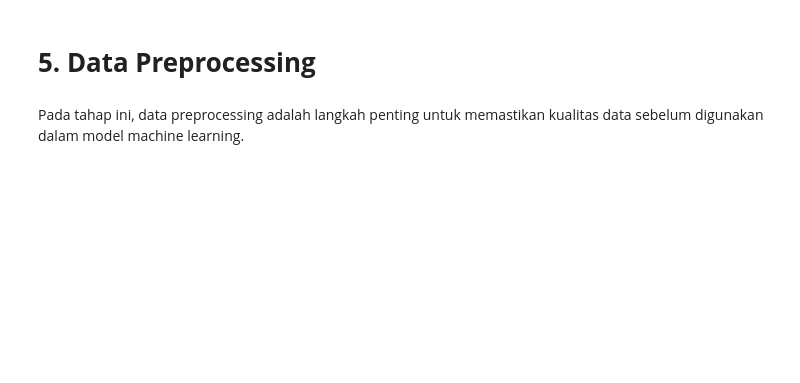
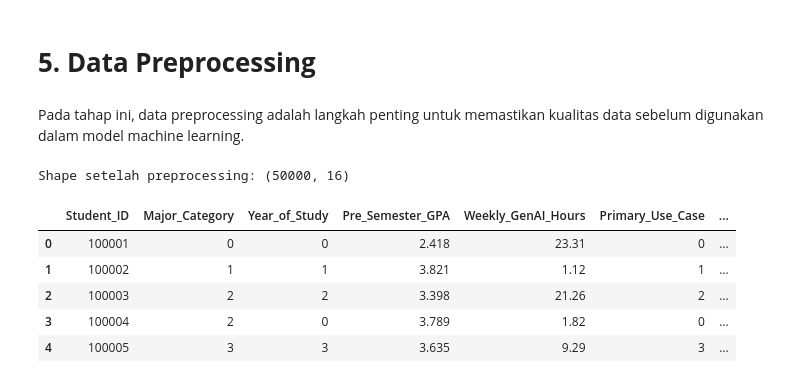
Before and after one commit to andyid23/Eksperimen_SML_andyid, a Jupyter notebook: preprocessing/Eksperimen_andyid.ipynb, the cells around one changed output. Cells and saved outputs as stored; diff of their text form; code cells hidden in the pictures; blank space fills up the shorter version.

```diff
--- a/preprocessing/Eksperimen_andyid.ipynb
+++ b/preprocessing/Eksperimen_andyid.ipynb
@@ -63,22 +125,32 @@ Pada tahap ini, data preprocessing adalah langkah penting untuk memastikan kuali
 # %%
 # --- Contoh Preprocessing ---
 # 1. Handling missing values
 for col in df.columns:
     if df[col].dtype in ['int64', 'float64']:
-        df[col].fillna(df[col].median(), inplace=True)
+#         df[col].fillna(df[col].median(), inplace=True)
+        df[col] = df[col].fillna(df[col].median())
     else:
-        df[col].fillna(df[col].mode()[0] if not df[col].mode().empty else 'unknown', inplace=True)
+        df[col] = df[col].fillna(df[col].mode()[0] if not df[col].mode().empty else 'unknown')
+#         df[col].fillna(df[col].mode()[0] if not df[col].mode().empty else 'unknown', inplace=True)
 
 # 2. Hapus duplikat
 df.drop_duplicates(inplace=True)
 
 # 3. Encoding fitur kategorikal (jika ada)
 cat_cols = df.select_dtypes(include=['object']).columns
 for col in cat_cols:
     df[col] = pd.factorize(df[col])[0]
 
 print(f"Shape setelah preprocessing: {df.shape}")
 df.head()
+# %% [output]
+Shape setelah preprocessing: (50000, 16)
+|  | Student_ID | Major_Category | Year_of_Study | Pre_Semester_GPA | Weekly_GenAI_Hours | Primary_Use_Case | ... |
+| 0 | 100001 | 0 | 0 | 2.418 | 23.31 | 0 | ... |
+| 1 | 100002 | 1 | 1 | 3.821 | 1.12 | 1 | ... |
+| 2 | 100003 | 2 | 2 | 3.398 | 21.26 | 2 | ... |
+| 3 | 100004 | 2 | 0 | 3.789 | 1.82 | 0 | ... |
+| 4 | 100005 | 3 | 3 | 3.635 | 9.29 | 3 | ... |
 # %%
 # Simpan hasil preprocessing ke folder namadataset_preprocessing/
 output_dir = 'namadataset_preprocessing'
```
Also changed, not shown: parts of 6 cells of this notebook, 5 other files.
